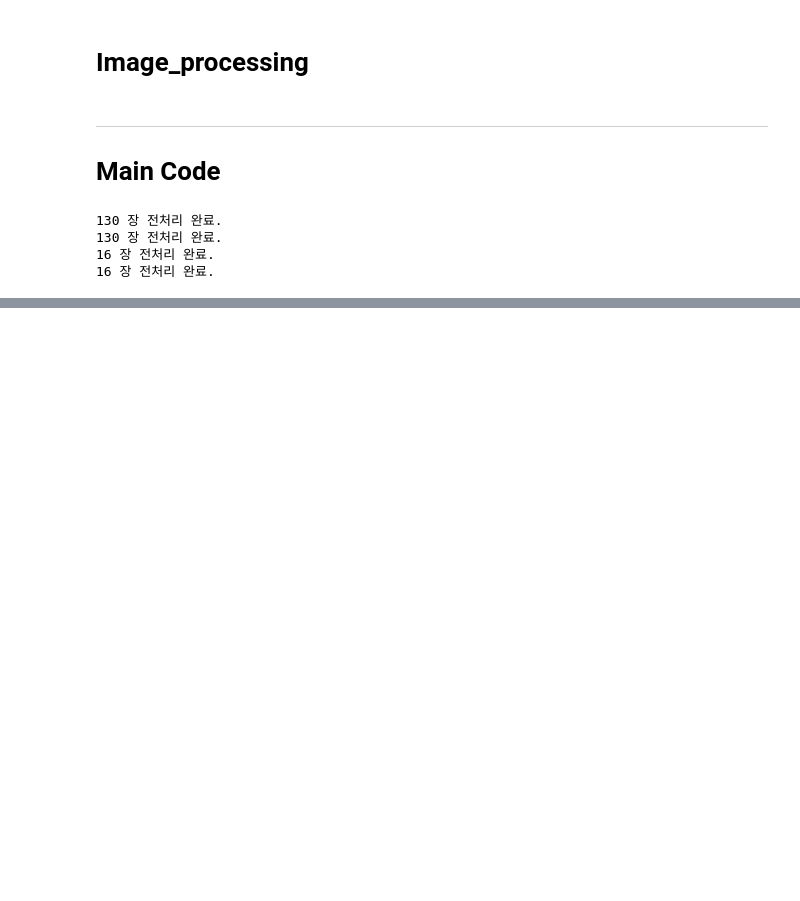
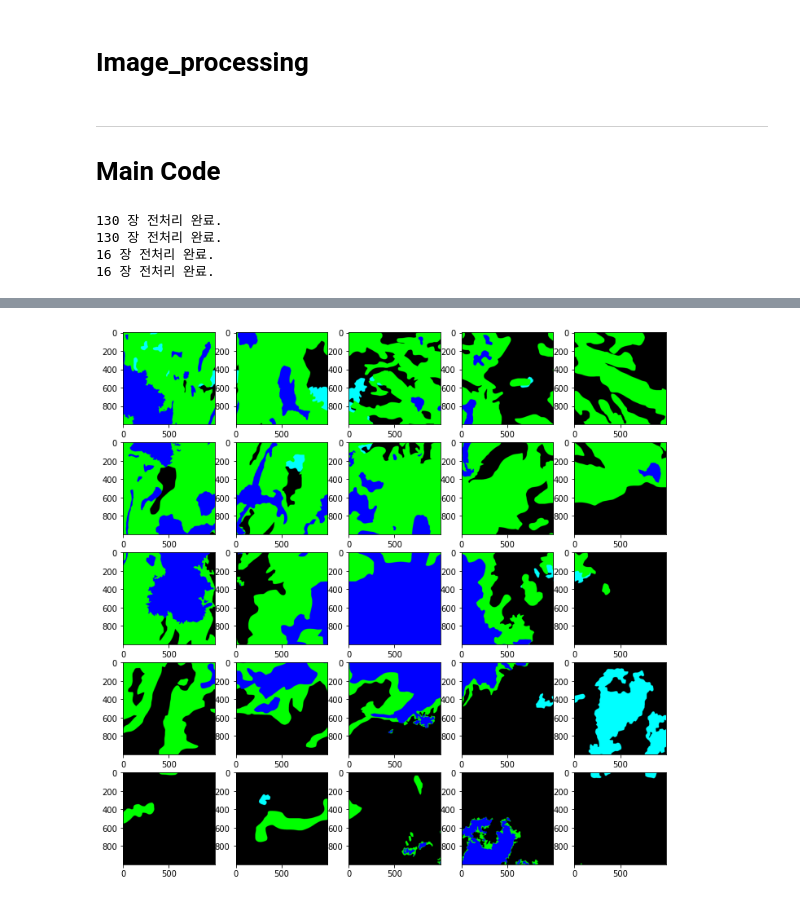
Before and after one commit to TEAM-LuckyDay/Cloud_segmentation, a Jupyter notebook: patch_main_code.ipynb, the cells around one changed output, grey strips where cells are left out. Saved outputs shown, nothing was run; the diff lists cells and outputs as text; code cells hidden in the pictures; blank space fills up the shorter version.

```diff
--- a/patch_main_code.ipynb
+++ b/patch_main_code.ipynb
@@ -101,0 +118,4 @@ run_validation_label = image_processing(validation_label_file_list, validation_l
+# %%
+confirm_patch(train_label_save_path,75)
+# %% [output]
+[figure, added]
```
Also changed, not shown: parts of 9 cells of this notebook.
